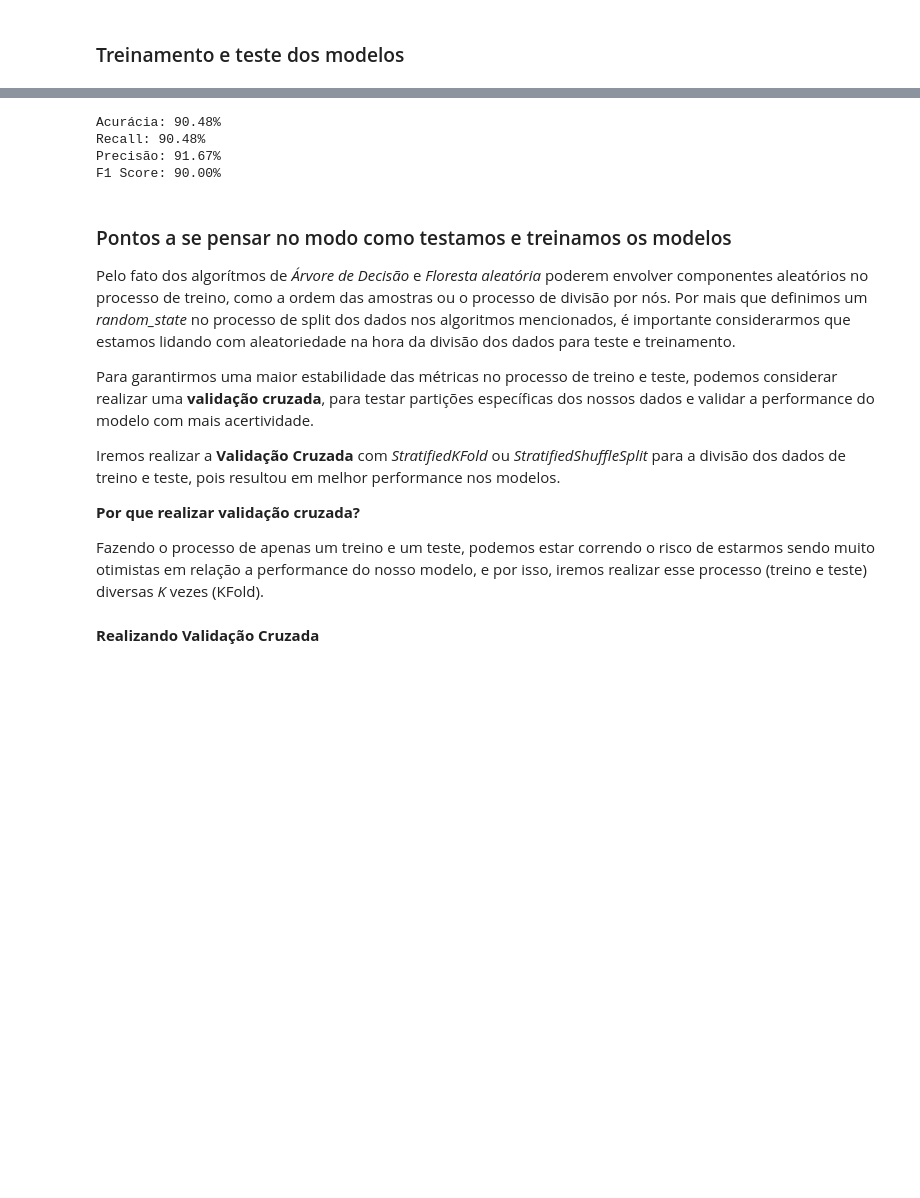
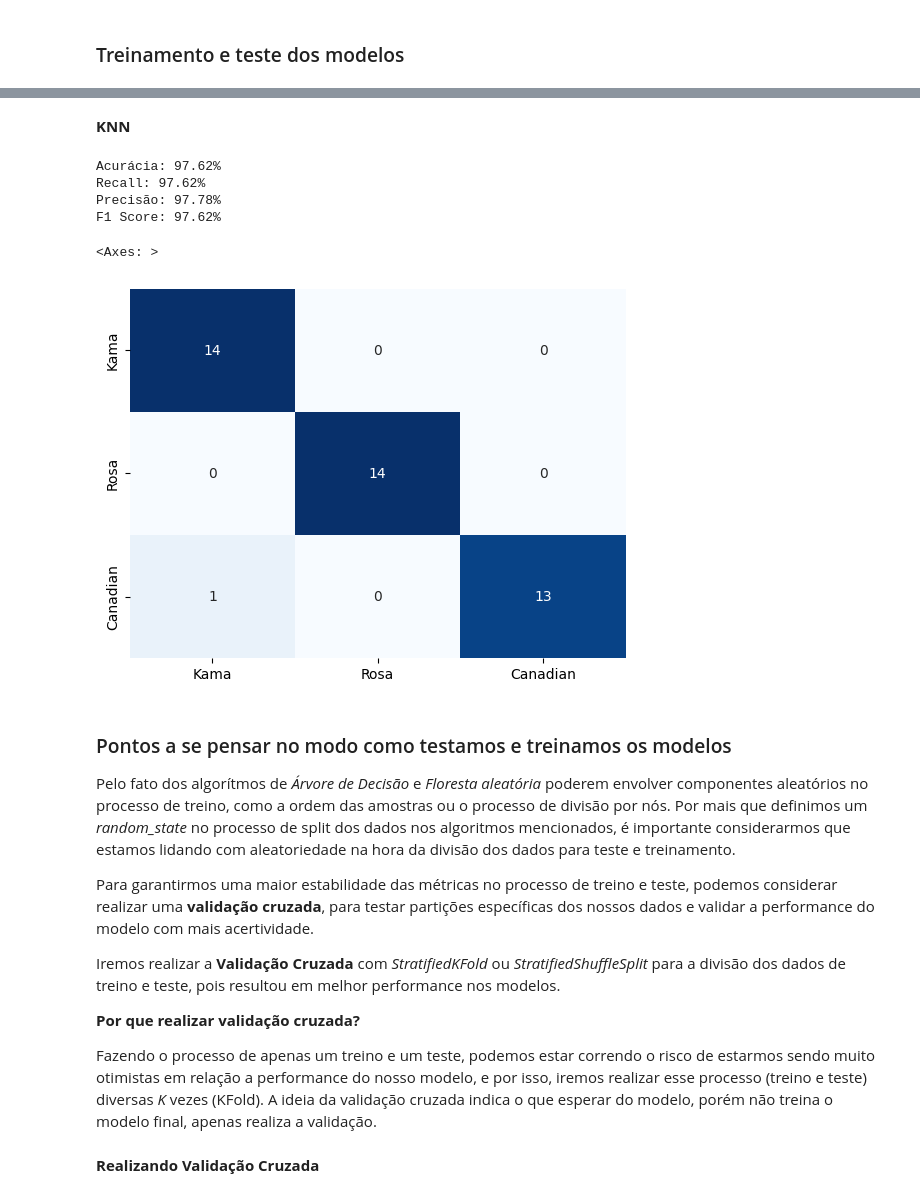
Before and after one commit to DiogoBotton/Machine_Learning_Training_Learn, a Jupyter notebook: Classificação/FIAP_Aulas/Atividade_Fase4/seeds_classifier.ipynb, the cells around one changed output, grey strips where cells are left out. Saved outputs shown, nothing was run; the diff lists cells and outputs as text; code cells hidden in the pictures; blank space fills up the shorter version.

```diff
--- a/Classificação/FIAP_Aulas/Atividade_Fase4/seeds_classifier.ipynb
+++ b/Classificação/FIAP_Aulas/Atividade_Fase4/seeds_classifier.ipynb
@@ -190,17 +243,25 @@ F1 Score: 90.00%
+# %% [markdown]
+**KNN**
 # %%
 from sklearn.neighbors import KNeighborsClassifier
 
-# KNN
 model_knn = KNeighborsClassifier()
 model_knn.fit(X_train_scaled, y_train)
 
 predict_knn = model_knn.predict(X_test_scaled)
 view_predict_scores(predict_knn, y_test)
+
+cm = confusion_matrix(y_test, predict_knn)
+
+sns.heatmap(cm, annot=True, cmap='Blues', cbar=False,
+            xticklabels=labels, yticklabels=labels)
 # %% [output]
-Acurácia: 90.48%
-Recall: 90.48%
-Precisão: 91.67%
-F1 Score: 90.00%
+Acurácia: 97.62%
+Recall: 97.62%
+Precisão: 97.78%
+F1 Score: 97.62%
+<Axes: >
+[figure, added]
 # %% [markdown]
 ### Pontos a se pensar no modo como testamos e treinamos os modelos
 
@@ -212,7 +273,7 @@ Iremos realizar a **Validação Cruzada** com *StratifiedKFold* ou *StratifiedSh
 
 **Por que realizar validação cruzada?**
 
-Fazendo o processo de apenas um treino e um teste, podemos estar correndo o risco de estarmos sendo muito otimistas em relação a performance do nosso modelo, e por isso, iremos realizar esse processo (treino e teste) diversas *K* vezes (KFold).
+Fazendo o processo de apenas um treino e um teste, podemos estar correndo o risco de estarmos sendo muito otimistas em relação a performance do nosso modelo, e por isso, iremos realizar esse processo (treino e teste) diversas *K* vezes (KFold). A ideia da validação cruzada indica o que esperar do modelo, porém não treina o modelo final, apenas realiza a validação.
 # %%
 def view_cross_validate_scores(results):
     mean = results['test_score'].mean()
```
Also changed, not shown: parts of 18 cells of this notebook.
